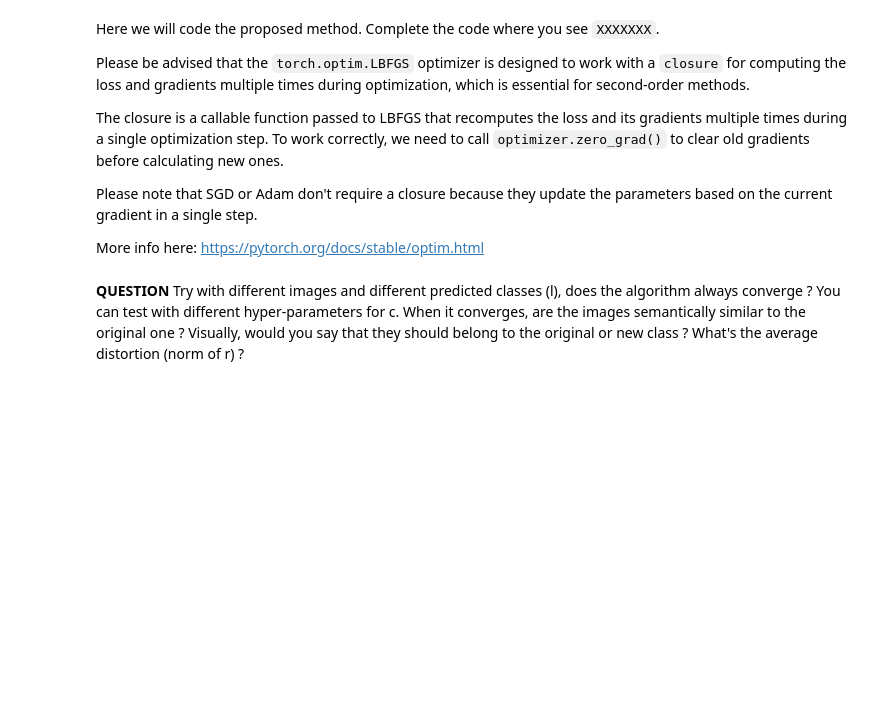
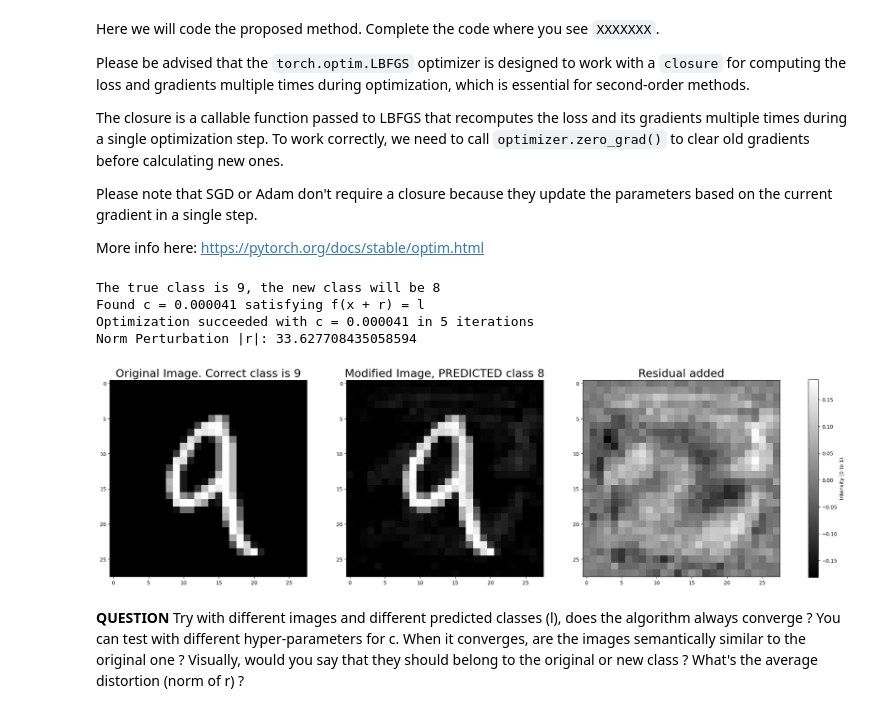
Before and after one commit to arazig/Representation-Learning-for-CV-and-Medical-Imaging, a Jupyter notebook: IntriguingProperties1.ipynb, the cells around one changed output. Saved outputs shown, nothing was run; the diff lists cells and outputs as text; code cells hidden in the pictures; blank space fills up the shorter version.

```diff
--- a/IntriguingProperties1.ipynb
+++ b/IntriguingProperties1.ipynb
@@ -204,7 +207,7 @@ FullyConnectedNet(
 # %% [markdown]
 Here we code the training procedure, as commonly done with Pytorch. Please note that we use the Adam optimizer.
 # %%
-def training(model, train_loader, optimizer, num_epochs, loss_model):
+def training(model, train_loader, optimizer, num_epochs, loss_model, verbose = True):
   for epoch in range(num_epochs):
     model.train()
     for i, (images, labels) in enumerate(train_loader):
@@ -222,7 +225,8 @@ def training(model, train_loader, optimizer, num_epochs, loss_model):
         loss.backward()
         optimizer.step()
 
-        if (i + 1) % 100 == 0:
+        if verbose :
+          if (i + 1) % 100 == 0:
             print(f'Epoch [{epoch+1}/{num_epochs}], Step [{i+1}/{len(train_loader)}], Loss: {loss.item():.4f}')
 # %% [markdown]
 And we evaluate it.
@@ -288,0 +293,8 @@ Accuracy of test images: 69.220000 %
+# %%
+hidden_sizes =[3,150]
+
+model = FullyConnectedNet(input_size, hidden_sizes, output_size).to(device)
+optimizer = optim.Adam(model.parameters(), lr=learning_rate, weight_decay=weight_decay)
+
+training(model, train_loader, optimizer, num_epochs, loss_model)
+evaluation(model, test_loader)
@@ -313,7 +339,7 @@ This penalty function method would yield the exact solution for $D(X, l)$ in the
 We start by setting the hyper-parameters of the L-BFGS method. Keep them like that for now. You will come back later to change them.
 # %%
 # Parameters adversarial example
-index=666 # index test image to use
+index=125 # index test image to use
 
 max_iter_search=3000
 initial_c = 0.000001  # Initial value of c
@@ -370,9 +398,8 @@ More info here: https://pytorch.org/docs/stable/optim.html
 # %%
 testI=testI.to(device)
 r = torch.zeros_like(testI, requires_grad=True, device=device)  # Initialize r as zero
-label= testY-6 # manually chosen target class label different from true one
+label= testY-1 # manually chosen target class label different from true one
 l = torch.tensor([label]).to(device)
-l=l.to(device)
 l = l.view(1) # to have a batch size equal to 1 and work with CrossEntropy loss
 print(f"The true class is {testY}, the new class will be {l[0]}")
 
@@ -406,32 +433,38 @@ while (c <= max_c) and (iter <= max_iter_search):
         x_r = torch.clamp(testI + r, 0, 1)  # Ensure x + r ∈ [0, 1]^m
         pred = model(x_r)
         predicted_label = torch.argmax(pred, dim=1)
 
     # Check if the condition f(x + r) = l is satisfied
     if predicted_label == l:
         print(f"Found c = {c:.6f} satisfying f(x + r) = l")
         iter=iter+1
         break
     else:
         iter=iter+1
 
     # If not satisfied, increase c
     c = c + 0.00001 # Adjust step size for line search
     if (iter) % 20 == 0:
         print(f'Iter {iter}/{max_iter_search}, Value of c: {c:.6f}')
 
 if (c > max_c) or (iter > max_iter_search):
     print("Failed to find c satisfying f(x + r) = l within the maximum limit of c and max number of iter.")
     #print(f"Perturbation r: {r}")
     print(f"Norm Perturbation |r|: {torch.norm(r, p=1)}")
 
     plot_results(testI, r, x_r, testY, l, fail=True)
 
 else:
     print(f"Optimization succeeded with c = {c:.6f} in {iter} iterations")
     #print(f"Perturbation r: {r}")
     print(f"Norm Perturbation |r|: {torch.norm(r, p=1)}")
 
     plot_results(testI, r, x_r, testY, l, fail=False)
+# %% [output]
+The true class is 9, the new class will be 8
+Found c = 0.000041 satisfying f(x + r) = l
+Optimization succeeded with c = 0.000041 in 5 iterations
+Norm Perturbation |r|: 33.627708435058594
+[figure, added]
 # %% [markdown]
 **QUESTION** Try with different images and different predicted classes (l), does the algorithm always converge ? You can test with different hyper-parameters for c. When it converges, are the images semantically similar to the original one ? Visually, would you say that they should belong to the original or new class ? What's the average distortion (norm of r) ?
```
Also changed, not shown: parts of 14 cells of this notebook.
